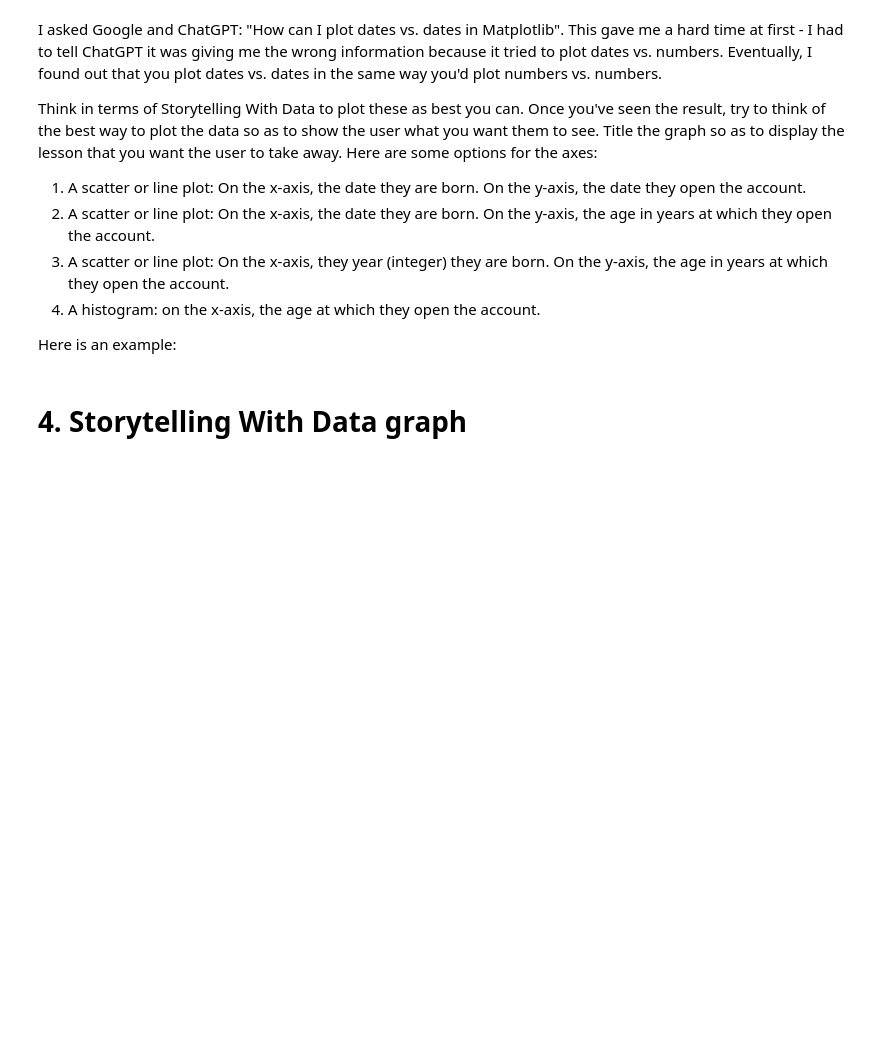
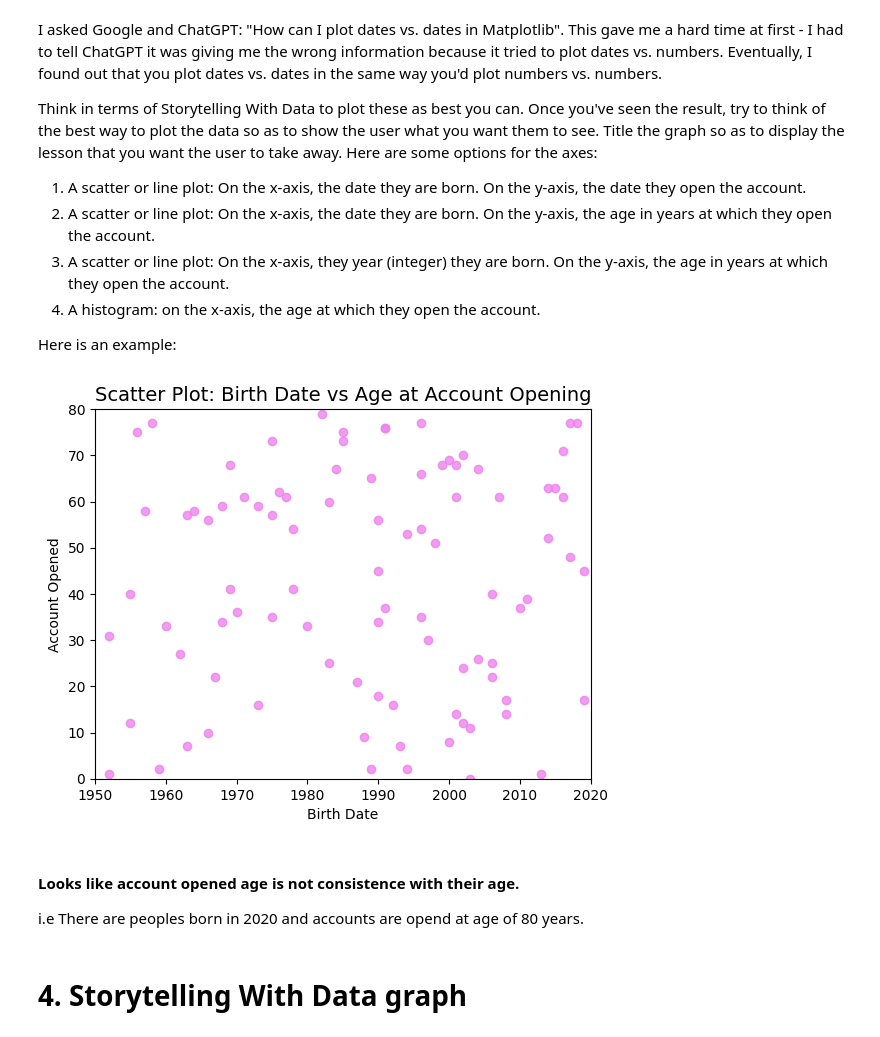
Before and after one commit to surendrakoth/2025-spring-B2, a Jupyter notebook: Week1.ipynb, the cells around one changed output. Drawn from its saved outputs; the diff is of its cells as text; code cells hidden in the pictures; blank space fills up the shorter version.

```diff
--- a/Week1.ipynb
+++ b/Week1.ipynb
@@ -399,3 +441,27 @@ This will involve using data.duplicated() but this time without keep = False.  W
 Are there any outliers?  (Customers with very large or very small ages, compared with the other ages?)
 # %% [markdown]
 Suggested Google search or ChatGPT prompt: "how can I find out the mean, median, and mode of a pandas Series"
+# %%
+# floor function used to rownd down to lower numer
+df_bank_clean['Age'] = (datetime.today()-df_bank_clean['BirthDate']).dt.days/365
+
+# Calculate mean, median, and mode
+mean_age = np.mean(df_bank_clean['Age'])
+median_age = np.median(df_bank_clean['Age'])
+
+print("Mean age (rounded down):", int(np.floor(mean_age)))
+print("Median age (rounded down):", int(np.floor(median_age)))
+
+# Moe didnt work for me and I check in gemini and noticed mode work only with descreate values. So use flloring functon to convert age to integer.
+# Round down and convert to integers
+df_bank_clean['Age'] = df_bank_clean['Age'].apply(np.floor).astype(int)
+mode_age = df_bank_clean['Age'].mode()[0]
+
+print("Mode age (rounded down):", mode_age)
+
+#There are multiple techniques to identify outlizers like Z scode, IRQ. But this example I'm hardcodeing lower and upper boundaries to filter data.
+lower_bound=5
+upper_bound=100
+outliers = df_bank_clean[(df_bank_clean['Age'] < lower_bound) | (df_bank_clean['Age'] > upper_bound)]
+print("\nOutliers:")
+print(outliers)
@@ -402,7 +491,7 @@ Suggested Google search or ChatGPT prompt: "how can I find out the mean, median,
 # %% [markdown]
 9. One-hot encode the AccountType column.  This means creating a new "checking," "savings", and "cd" columns so that you can run machine learning algorithms.
 # %%
-one_hot = pd.get_dummies(df1["AccountType"])
-df2 = df2.join(one_hot)
-df2.iloc[0:5]
+one_hot = pd.get_dummies(df_bank_clean["AccountType"])
+df_bank_clean = df_bank_clean.join(one_hot)
+df_bank_clean.iloc[0:5]
 # %% [output]
@@ -410,2 +504,6 @@ NameError: name 'df1' is not defined
 # %% [markdown]
 Now, change the cd, checking, and savings columns into integers.
+# %%
+#Astype used in DF to convert any column or columns to different datatype
+df_bank_clean[['cd', 'checking', 'savings']]=df_bank_clean[['cd','checking','savings']].astype(int)
+df_bank_clean.head()
@@ -439,11 +550,25 @@ Here are some options for the axes:
 Here is an example:
 # %%
 import matplotlib.pyplot as plt
+#Get the age at account opened
+df_bank_clean['Age_Account_Opened'] = ((df_bank_clean['AccountOpened'] - df_bank_clean['BirthDate']).dt.days / 365).astype(int)
+
 
 ax = plt.gca() # get an "Axes" object to draw on; gca stands for "get current Axes"
-ax.scatter(df2["BirthDate"], df2["AccountOpened"]) # create a scatter plot based on these two dates
+ax.scatter(df_bank_clean["BirthDate"].dt.year, df_bank_clean["Age_Account_Opened"],alpha=.8,color='violet') # create a scatter plot based on these two dates
 ax.set_ylabel("Account Opened") # label the y axis
 ax.set_xlabel("Birth Date") # label the x axis
+ax.set_xlim(1950,2020)
+ax.set_ylim(0,80)
+ax.set_title("Scatter Plot: Birth Date vs Age at Account Opening", fontsize=14)
+
+# Show the plot
+plt.show()
+# %% [output]
+[figure, added]
+# %% [markdown]
+#### Looks like account opened age is not consistence with their age.
+i.e There are peoples born in 2020 and accounts are opend at age of 80 years.
 # %% [markdown]
 # 4. Storytelling With Data graph
 # %% [markdown]
```
Also changed, not shown: parts of 9 cells of this notebook.
